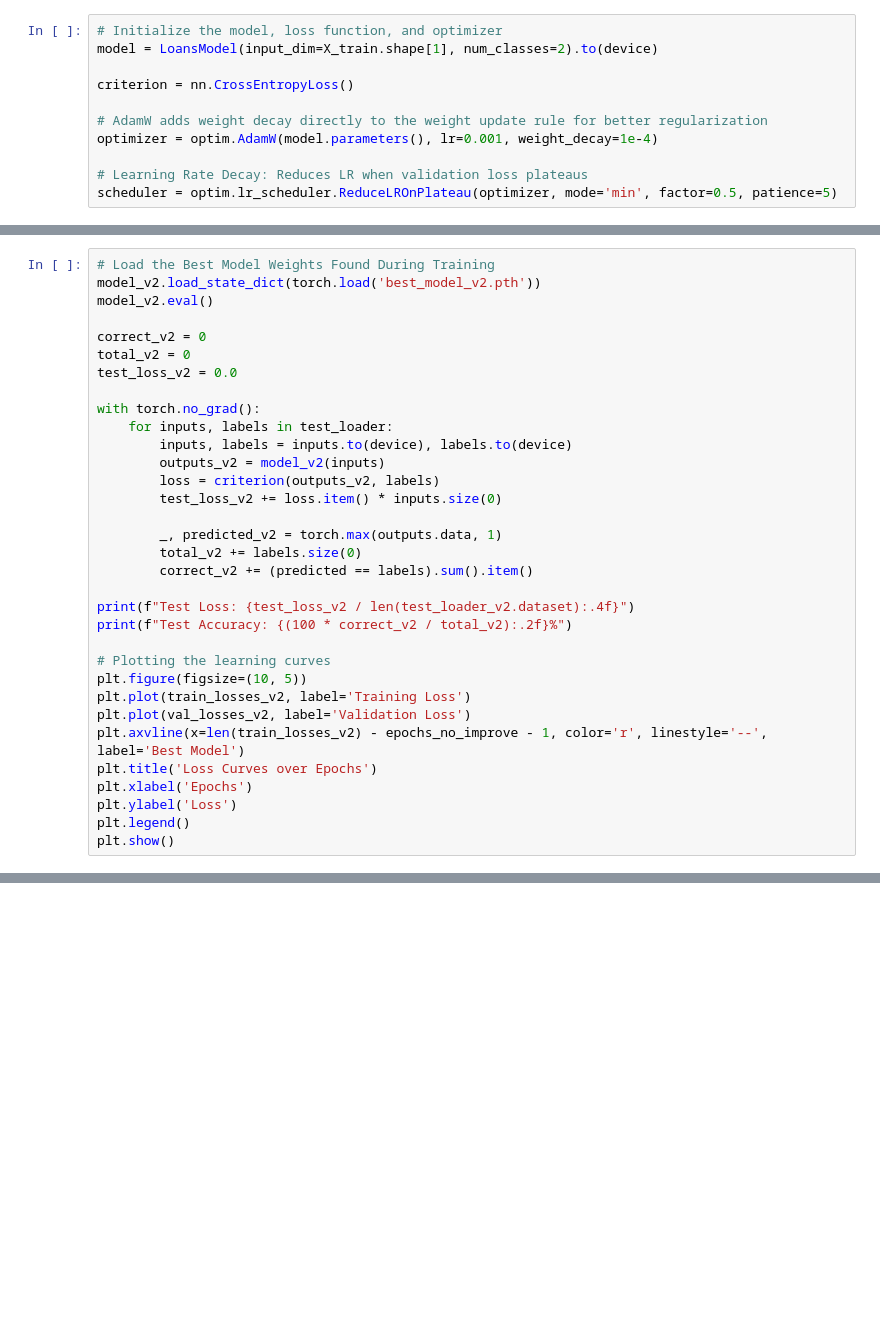
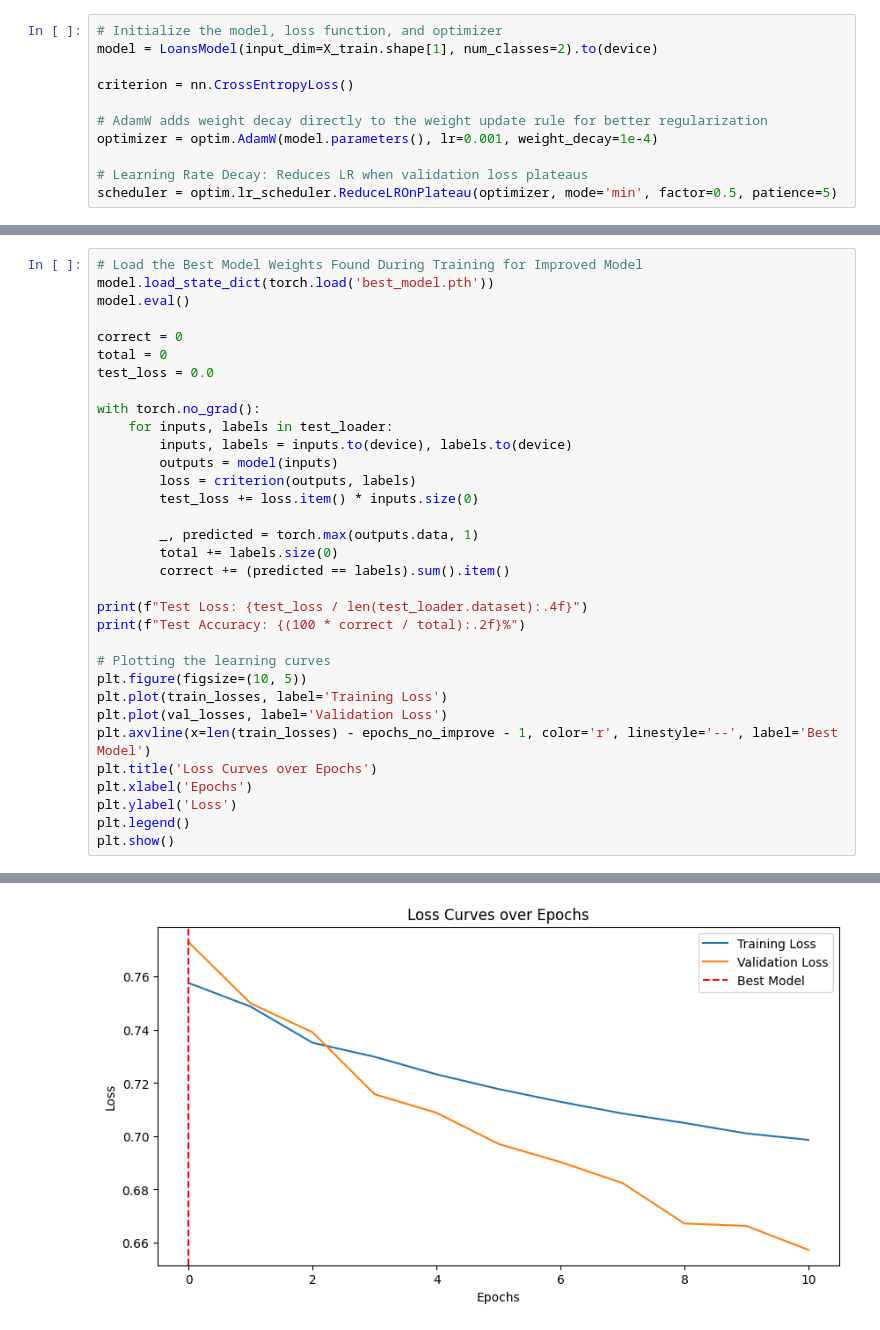
Before and after one commit to katherinexxxl/ADA-Assignment-Group-36, a Jupyter notebook: Advanced_Data_Analytics_Group36_Q3.ipynb, the cells around one changed output, grey strips where cells are left out. Saved outputs shown, nothing was run; the diff lists cells and outputs as text; blank space fills up the shorter version.

```diff
--- a/Advanced_Data_Analytics_Group36_Q3.ipynb
+++ b/Advanced_Data_Analytics_Group36_Q3.ipynb
@@ -588,31 +597,31 @@ plt.show()
 # %%
-# Load the Best Model Weights Found During Training
-model_v2.load_state_dict(torch.load('best_model_v2.pth'))
-model_v2.eval()
+# Load the Best Model Weights Found During Training for Improved Model
+model.load_state_dict(torch.load('best_model.pth'))
+model.eval()
 
-correct_v2 = 0
-total_v2 = 0
-test_loss_v2 = 0.0
+correct = 0
+total = 0
+test_loss = 0.0
 
 with torch.no_grad():
     for inputs, labels in test_loader:
         inputs, labels = inputs.to(device), labels.to(device)
-        outputs_v2 = model_v2(inputs)
-        loss = criterion(outputs_v2, labels)
-        test_loss_v2 += loss.item() * inputs.size(0)
+        outputs = model(inputs)
+        loss = criterion(outputs, labels)
+        test_loss += loss.item() * inputs.size(0)
 
-        _, predicted_v2 = torch.max(outputs.data, 1)
-        total_v2 += labels.size(0)
-        correct_v2 += (predicted == labels).sum().item()
+        _, predicted = torch.max(outputs.data, 1)
+        total += labels.size(0)
+        correct += (predicted == labels).sum().item()
 
-print(f"Test Loss: {test_loss_v2 / len(test_loader_v2.dataset):.4f}")
-print(f"Test Accuracy: {(100 * correct_v2 / total_v2):.2f}%")
+print(f"Test Loss: {test_loss / len(test_loader.dataset):.4f}")
+print(f"Test Accuracy: {(100 * correct / total):.2f}%")
 
 # Plotting the learning curves
 plt.figure(figsize=(10, 5))
-plt.plot(train_losses_v2, label='Training Loss')
-plt.plot(val_losses_v2, label='Validation Loss')
-plt.axvline(x=len(train_losses_v2) - epochs_no_improve - 1, color='r', linestyle='--', label='Best Model')
+plt.plot(train_losses, label='Training Loss')
+plt.plot(val_losses, label='Validation Loss')
+plt.axvline(x=len(train_losses) - epochs_no_improve - 1, color='r', linestyle='--', label='Best Model')
 plt.title('Loss Curves over Epochs')
 plt.xlabel('Epochs')
 plt.ylabel('Loss')
@@ -622,0 +633 @@ ValueError: Expected input batch_size (5) to match target batch_size (64).
+[figure, added]
```
Also changed, not shown: parts of 10 cells of this notebook.
